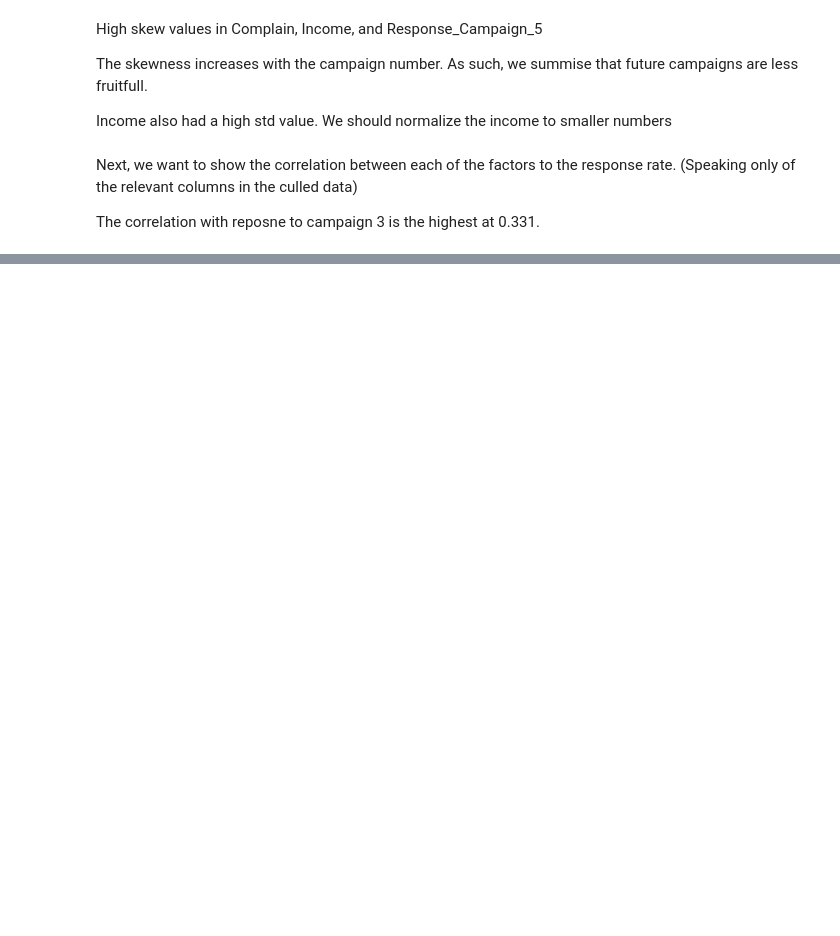
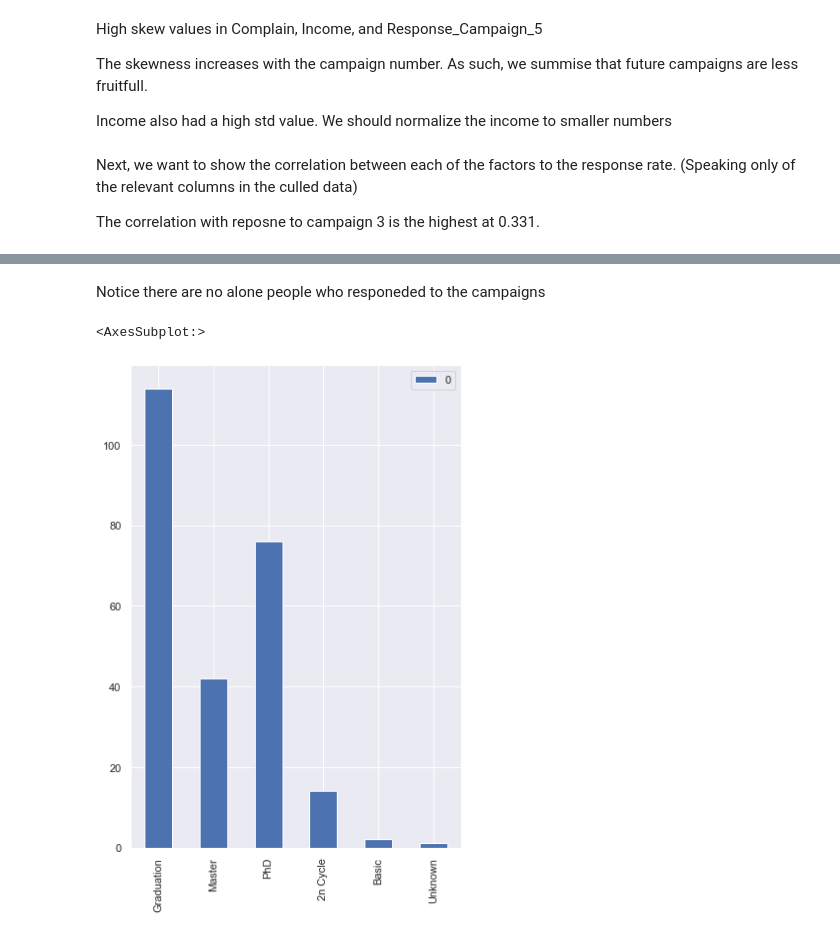
Before and after one commit to parzival0152/datamine, a Jupyter notebook: main.ipynb, the cells around one changed output, grey strips where cells are left out. Saved outputs shown, nothing was run; the diff lists cells and outputs as text; code cells hidden in the pictures; blank space fills up the shorter version.

```diff
--- a/main.ipynb
+++ b/main.ipynb
@@ -202,0 +122,12 @@ sns.dogplot()
+# %% [markdown]
+Notice there are no alone people who responeded to the campaigns
+# %%
+labels = data['Education'][data['Response'] ==False].unique() #take all types of peole who didn't respond
+count={}
+for i,label in enumerate(labels):
+    count[label]=data['Response'][data['Education']==label].value_counts().get(1) #get the number per labe in education
+plot = pd.DataFrame.from_dict(count,orient='index') #show how many there are
+plot.plot(kind='bar')
+# %% [output]
+<AxesSubplot:>
+[figure, added]
```
Also changed, not shown: parts of 17 cells of this notebook.
